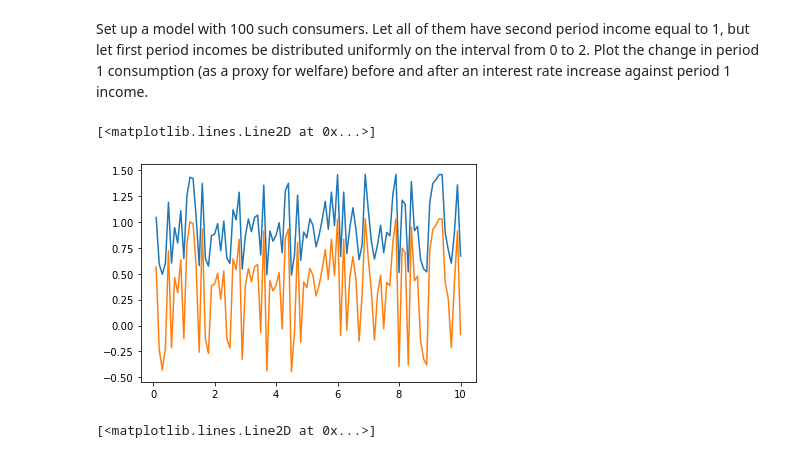
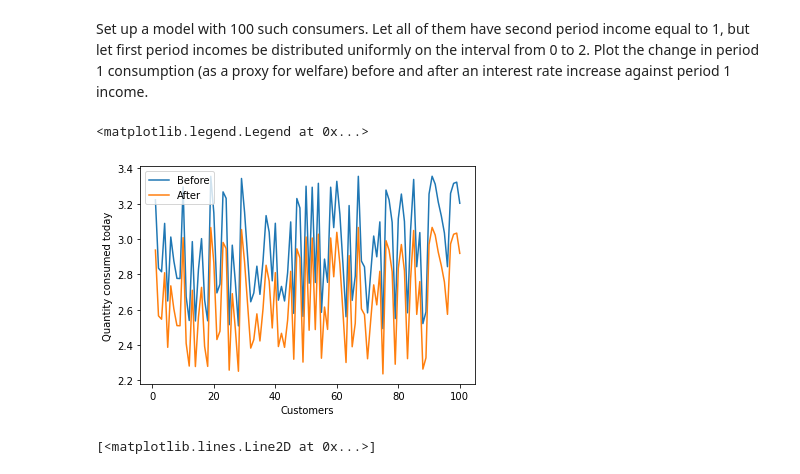
Before and after one commit to PaulineMalaguti/EBA3650, a Jupyter notebook: Lecture 5/QE_Problem_Set_5.ipynb, the cells around one changed output. Saved outputs shown, nothing was run; the diff lists cells and outputs as text; code cells hidden in the pictures.

```diff
--- a/Lecture 5/QE_Problem_Set_5.ipynb
+++ b/Lecture 5/QE_Problem_Set_5.ipynb
@@ -320,53 +320,45 @@ def utility_budget(c1, ip_list):
 def demand(I1, I2, r):
     c1 = newton_max(utility_budget, 0.1, [I1, I2, r])
     c2 = I2 + (I1 - c1)*(1+r)
     return c1, c2
 
 def indiff_dist(c2, mylist):
     c1 = mylist[0] ; utility_level = mylist[1]
     utitility_achieved = utility(c1,c2)
     return utitility_achieved - utility_level
 
 def indifference(c1, util):
     return newton_add(indiff_dist, 1, [c1,util])
 
 def indirect_utility(I1, I2, r):
     c11, c22 = demand(I1, I2, r)
     return utility(c11, c22)
 
 def diff_indirect_utilities(income_to_be_found,longlist):
     I1 = longlist[0] ; I2 = longlist[1] ; r1 = longlist[2] ; r2 = longlist[3]
     return indirect_utility(I1, I2, r1) - indirect_utility(I1,income_to_be_found,r2)
 
 # define the things we need
-n = 100 ; In1 = np.random.uniform(0,2,n) ; I2 = 8 ; r1 = 0.1 ; r2 = 0.85
+n = 100 ; In1 = np.random.uniform(0,2,n) ; I2 = 8 ; r1 = 0.4 ; r2 = 0.5
 before = [] ; after = []
 
 for i in range(n):
     I1 = In1[i]
-    a = newton_add(diff_indirect_utilities, 1, [I1, I2, r1, r2]) #Income level
 
-    c1 = np.linspace(0.1, 10, 100) # quantity of good today
+    demo1, demo2 = demand(I1,I2,r1)
+    before.append(demo1)
 
+    demo1, demo2 = demand(I1,I2,r2)
+    after.append(demo1)
 
-    # get the utility levels
-    u_bar = indirect_utility(I1, I2, r1)
-    u_bar2 = indirect_utility(I1, I2, r2)
-
-    # express utility max as a function of quantity of good 2
-    c21 = np.zeros((100,1)) ; c22 = np.zeros((100,1))
-
-    for idx in range(len(c1)):
-        c21[idx] = indifference(c1[idx], u_bar)
-        c22[idx] = indifference(c1[idx], u_bar2)
-    before.append(c21[idx])
-    after.append(c22[idx])
-
-plt.plot(c1,before)
-plt.plot(c1,after)
+c1 = np.linspace(1,100,100)
+plt.plot(c1,before, label = "Before")
+plt.plot(c1,after, label = "After")
+plt.xlabel("Customers") ; plt.ylabel("Quantity consumed today")
+plt.legend()
 # %% [output]
-[<matplotlib.lines.Line2D at 0x...>]
+<matplotlib.legend.Legend at 0x...>
-[figure, old version]
+[figure, new version]
 # %%
 # define the things we need
 n = 100 ; In1 = np.random.uniform(0,2,n) ; I2 = 1 ; r1 = 0.9 ; r2 = 0.05
```
Also changed, not shown: parts of 2 cells of this notebook.
